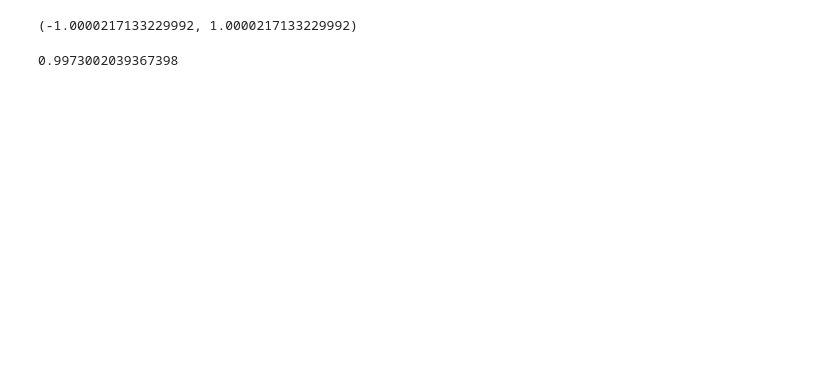
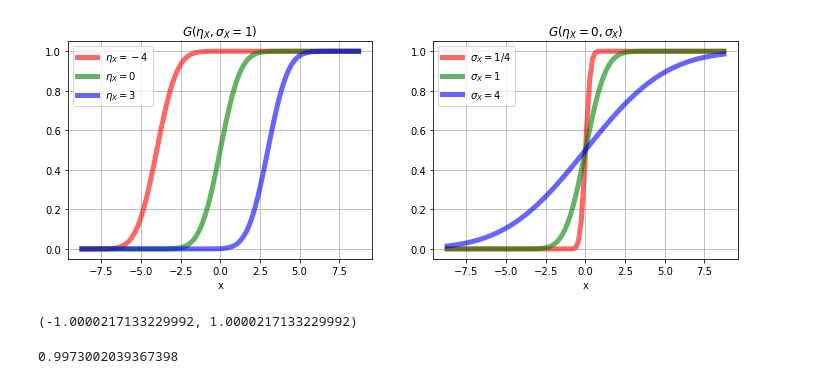
Before and after one commit to jruizalz/EPE-ULPGC, a Jupyter notebook: Bloque_2/4.DistribucionesContinuasHabituales.ipynb, the cells around one changed output. Saved outputs shown, nothing was run; the diff lists cells and outputs as text; code cells hidden in the pictures; blank space fills up the shorter version.

```diff
--- a/Bloque_2/4.DistribucionesContinuasHabituales.ipynb
+++ b/Bloque_2/4.DistribucionesContinuasHabituales.ipynb
@@ -29,3 +67,25 @@ ax.grid()
+# %%
+x = np.linspace(norm.ppf(0.0001,loc=-5), norm.ppf(0.9999,loc=5), 100)
+fig, ax = plt.subplots(1, 2)
+fig.set_size_inches(12,4)
+ax[0].plot(x, norm.cdf(x,loc=-4),'r-', lw=5, alpha=0.6, label=r'$\eta_X=-4$')
+ax[0].plot(x, norm.cdf(x),'g-', lw=5, alpha=0.6, label=r'$\eta_X=0$')
+ax[0].plot(x, norm.cdf(x,loc=3),'b-', lw=5, alpha=0.6, label=r'$\eta_X=3$')
+ax[0].legend(loc='best', frameon=True),
+ax[0].grid()
+ax[0].set_title(r'$G(\eta_X,\sigma_X=1)$')
+ax[0].set_xlabel('x')
+
+ax[1].plot(x, norm.cdf(x,scale=1/4),'r-', lw=5, alpha=0.6, label=r'$\sigma_X=1/4$')
+ax[1].plot(x, norm.cdf(x),'g-', lw=5, alpha=0.6, label=r'$\sigma_X=1$')
+ax[1].plot(x, norm.cdf(x,scale=4),'b-', lw=5, alpha=0.6, label=r'$\sigma_X=4$')
+ax[1].legend(loc='best', frameon=True),
+ax[1].grid()
+ax[1].set_title(r'$G(\eta_X=0,\sigma_X)$')
+ax[1].set_xlabel('x')
+plt.show()
+# %% [output]
+[figure, added]
 # %%
 norm.interval(0.6827)
 # %% [output]
```
Also changed, not shown: parts of 11 cells of this notebook.
